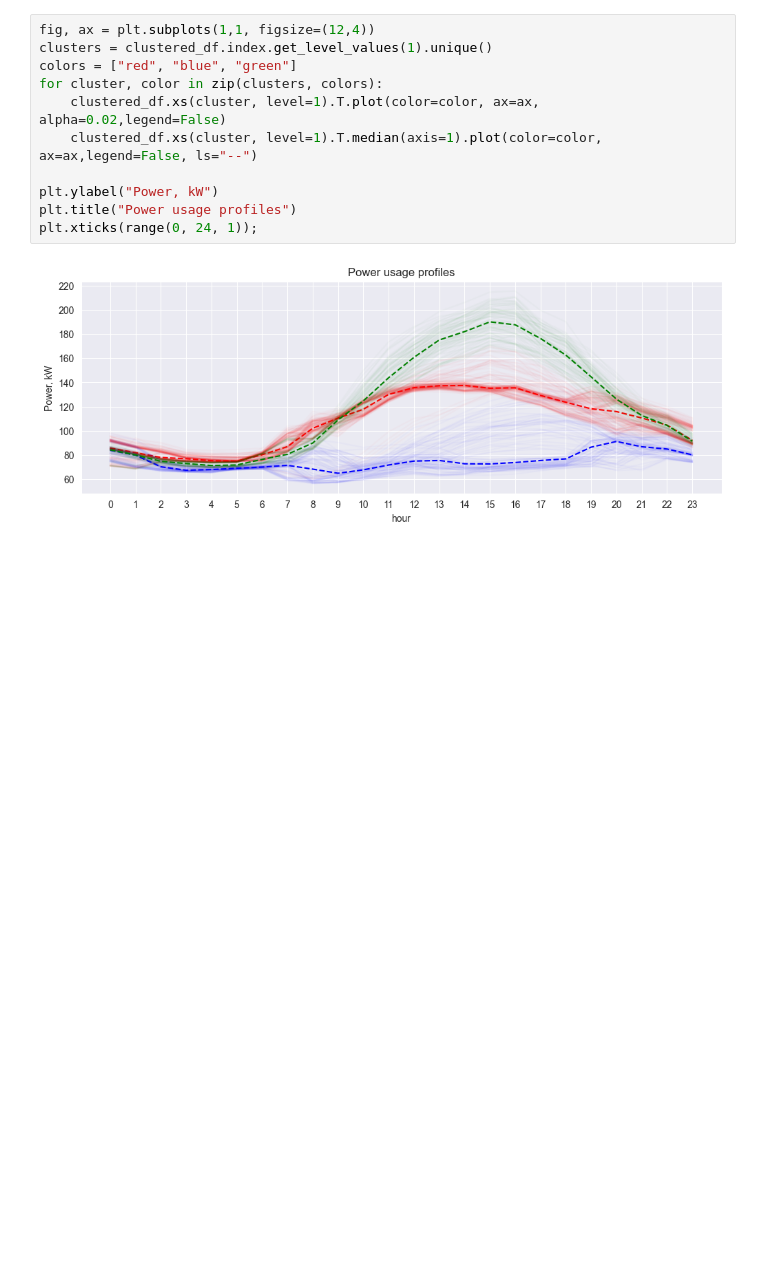
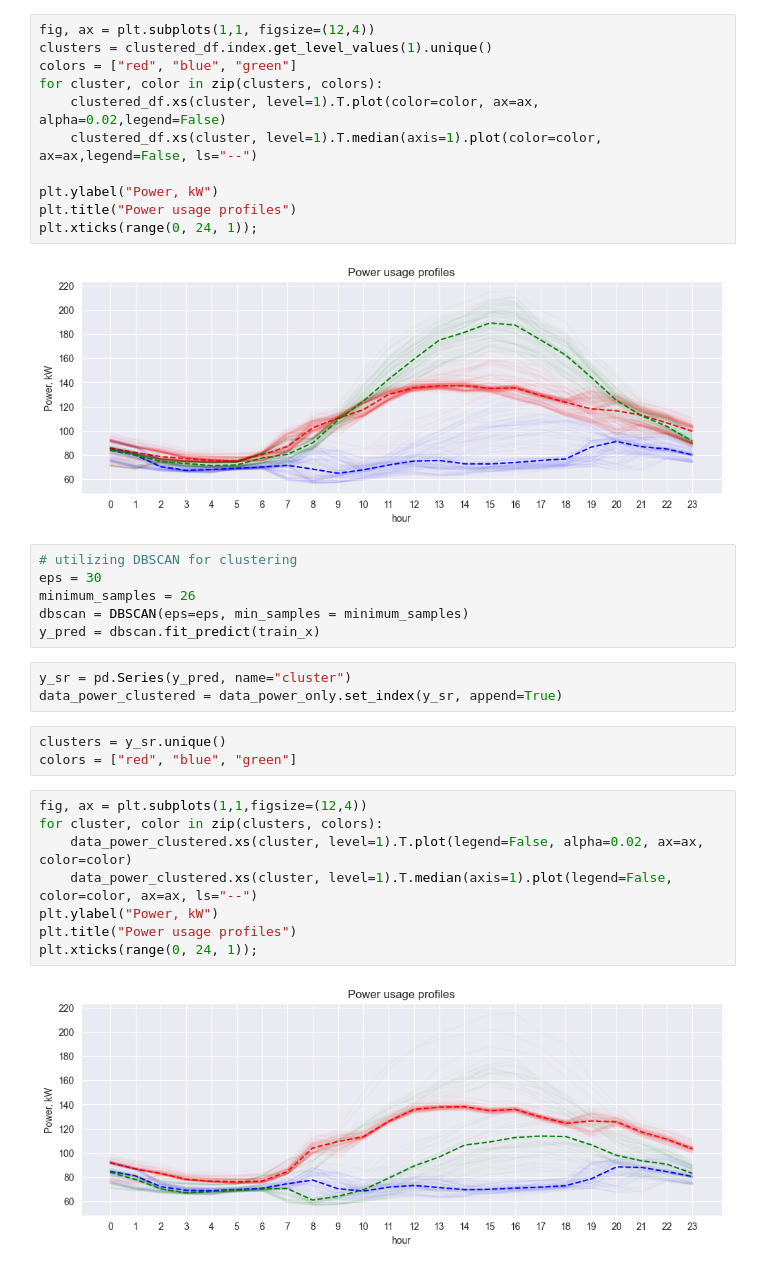
Before and after one commit to nitishsingh158/energy_consumption_clustering, a Jupyter notebook: energy_clustering.ipynb, the cells around one changed output. Cells and saved outputs as stored; diff of their text form; blank space fills up the shorter version.

Commit message:
added dbcsn clustering

```diff
--- a/energy_clustering.ipynb
+++ b/energy_clustering.ipynb
@@ -203,3 +203,25 @@ plt.title("Power usage profiles")
 plt.xticks(range(0, 24, 1));
 # %% [output]
 [figure]
+# %%
+# utilizing DBSCAN for clustering
+eps = 30
+minimum_samples = 26
+dbscan = DBSCAN(eps=eps, min_samples = minimum_samples)
+y_pred = dbscan.fit_predict(train_x)
+# %%
+y_sr = pd.Series(y_pred, name="cluster")
+data_power_clustered = data_power_only.set_index(y_sr, append=True)
+# %%
+clusters = y_sr.unique()
+colors = ["red", "blue", "green"]
+# %%
+fig, ax = plt.subplots(1,1,figsize=(12,4))
+for cluster, color in zip(clusters, colors):
+    data_power_clustered.xs(cluster, level=1).T.plot(legend=False, alpha=0.02, ax=ax, color=color)
+    data_power_clustered.xs(cluster, level=1).T.median(axis=1).plot(legend=False, color=color, ax=ax, ls="--")
+plt.ylabel("Power, kW")
+plt.title("Power usage profiles")
+plt.xticks(range(0, 24, 1));
+# %% [output]
+[figure, added]
```
Also changed, not shown: parts of 3 cells of this notebook.
